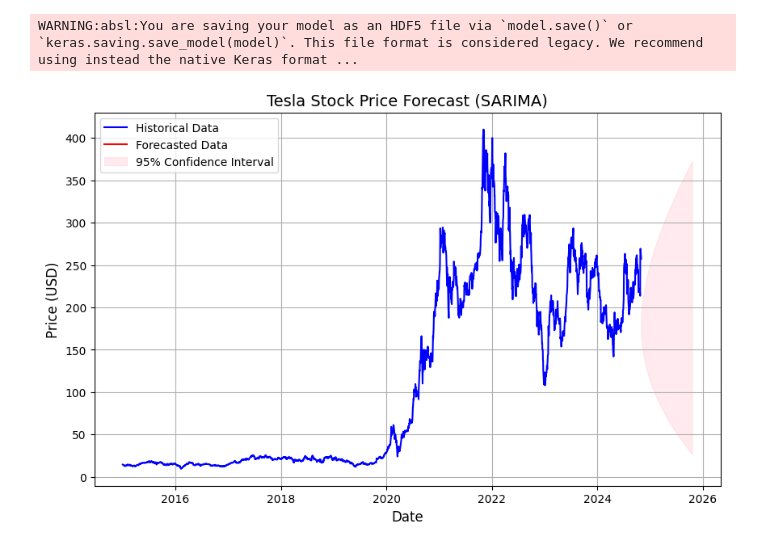
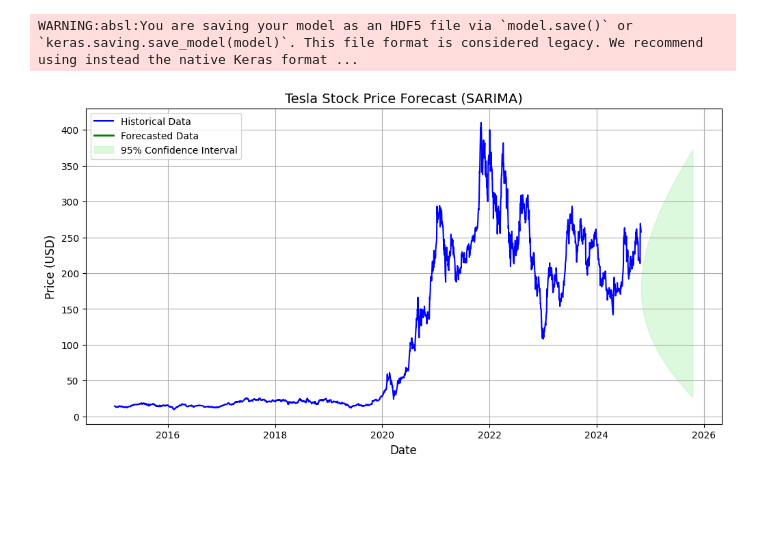
Before and after one commit to aman3013/TSF_Portfolio_Optimizer, a Jupyter notebook: notebooks/Forecasting.ipynb, the cells around one changed output. Cells and saved outputs as stored; diff of their text form; code cells hidden in the pictures; blank space fills up the shorter version.

Commit message:
Modified Trained Model for Forecasting

```diff
--- a/notebooks/Forecasting.ipynb
+++ b/notebooks/Forecasting.ipynb
@@ -289,39 +289,40 @@ df = pd.read_csv('../data/cleaned_TSLA_data.csv', parse_dates=['Date'], index_co
 
 # Step 2: Load the trained SARIMA model (replace path with the actual location of your model)
 sarima_model = SARIMAXResults.load('../models/sarima_model.pkl')
 
 # Step 3: Forecast Future Prices
 forecast_periods = 252  # Forecast for 1 year (252 business days)
-forecast_values = sarima_model.get_forecast(steps=forecast_periods).predicted_mean
-conf_int = sarima_model.get_forecast(steps=forecast_periods).conf_int(alpha=0.05)  # 95% confidence intervals
+forecast_object = sarima_model.get_forecast(steps=forecast_periods)
+forecast_values = forecast_object.predicted_mean
+conf_int = forecast_object.conf_int(alpha=0.05)  # 95% confidence intervals
 
 # Step 4: Create a DataFrame for the forecasted values
 forecast_index = pd.date_range(start=df.index[-1] + pd.Timedelta(days=1), periods=forecast_periods, freq='B')  # Business days
 forecast_df = pd.DataFrame(forecast_values, index=forecast_index, columns=['Forecast'])
 
 # Step 5: Plotting the Historical Data and Forecasted Data
-plt.figure(figsize=(10, 6))
+plt.figure(figsize=(12, 6))
 
 # Plot the historical stock prices
-plt.plot(df.index, df['Adj Close'], label='Historical Data', color='blue')  # Historical data in blue
+plt.plot(df.index, df['Adj Close'], label='Historical Data', color='blue', linewidth=1.5)
 
-# Plot the forecasted stock prices
-plt.plot(forecast_df.index, forecast_df['Forecast'], label='Forecasted Data', color='red')  # Forecasted data in red
+# Plot the forecasted stock prices with thicker line width and green color
+plt.plot(forecast_df.index, forecast_df['Forecast'], label='Forecasted Data', color='green', linewidth=2)
 
-# Plot the confidence intervals
+# Plot the confidence intervals with a slight transparency
 plt.fill_between(forecast_df.index,
                  conf_int.iloc[:, 0],
                  conf_int.iloc[:, 1],
-                 color='pink', alpha=0.3, label='95% Confidence Interval')
+                 color='lightgreen', alpha=0.3, label='95% Confidence Interval')
 
 # Step 6: Add labels and title
 plt.title('Tesla Stock Price Forecast (SARIMA)', fontsize=14)
 plt.xlabel('Date', fontsize=12)
 plt.ylabel('Price (USD)', fontsize=12)
 plt.legend()
 plt.grid(True)
 
 # Step 7: Show the plot
 plt.show()
 # %% [output]
-[figure, old version]
+[figure, new version]
```
